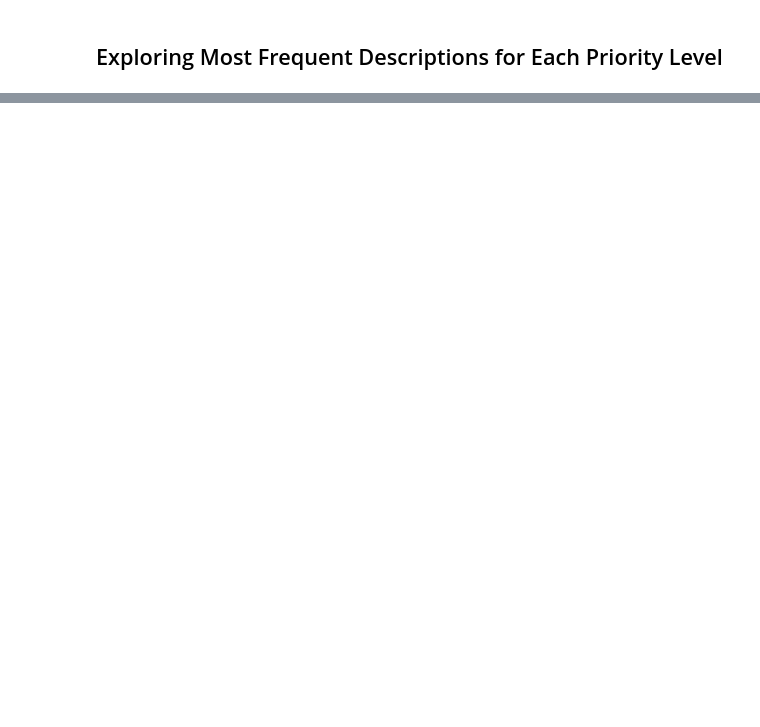
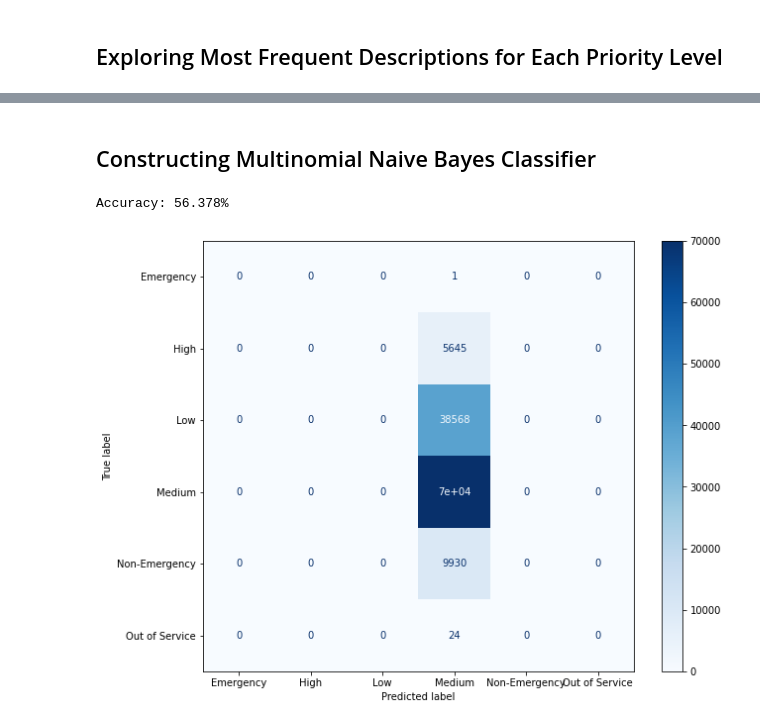
Before and after one commit to joshuachan147/DSU-Client-Socian-Project, a Jupyter notebook: notebooks/Baltimore.ipynb, the cells around one changed output, grey strips where cells are left out. Drawn from its saved outputs; the diff is of its cells as text; code cells hidden in the pictures; blank space fills up the shorter version.

```diff
--- a/notebooks/Baltimore.ipynb
+++ b/notebooks/Baltimore.ipynb
@@ -119,0 +155,13 @@ Name: description, dtype: int64
+# %% [markdown]
+## Constructing Multinomial Naive Bayes Classifier
+# %%
+from sklearn.naive_bayes import MultinomialNB
+mnb = MultinomialNB()
+mnb.fit(X_train, y_train)
+print(f"Accuracy: {mnb.score(X_test, y_test) * 100:.3f}%")
+fig, ax = plt.subplots(figsize=(10, 8))
+plot_confusion_matrix(mnb, X_test, y_test, display_labels = labels, ax = ax, cmap = plt.cm.Blues)
+plt.show()
+# %% [output]
+Accuracy: 56.378%
+[figure, added]
```
Also changed, not shown: parts of 15 cells of this notebook.
